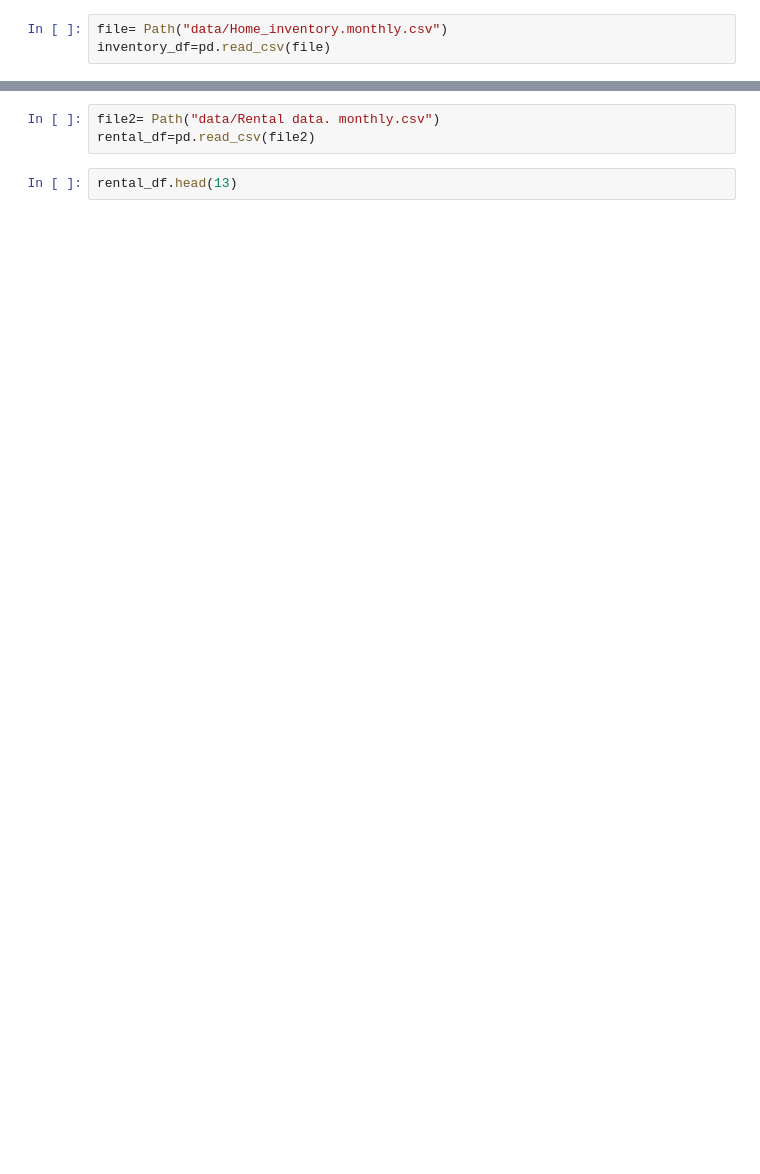
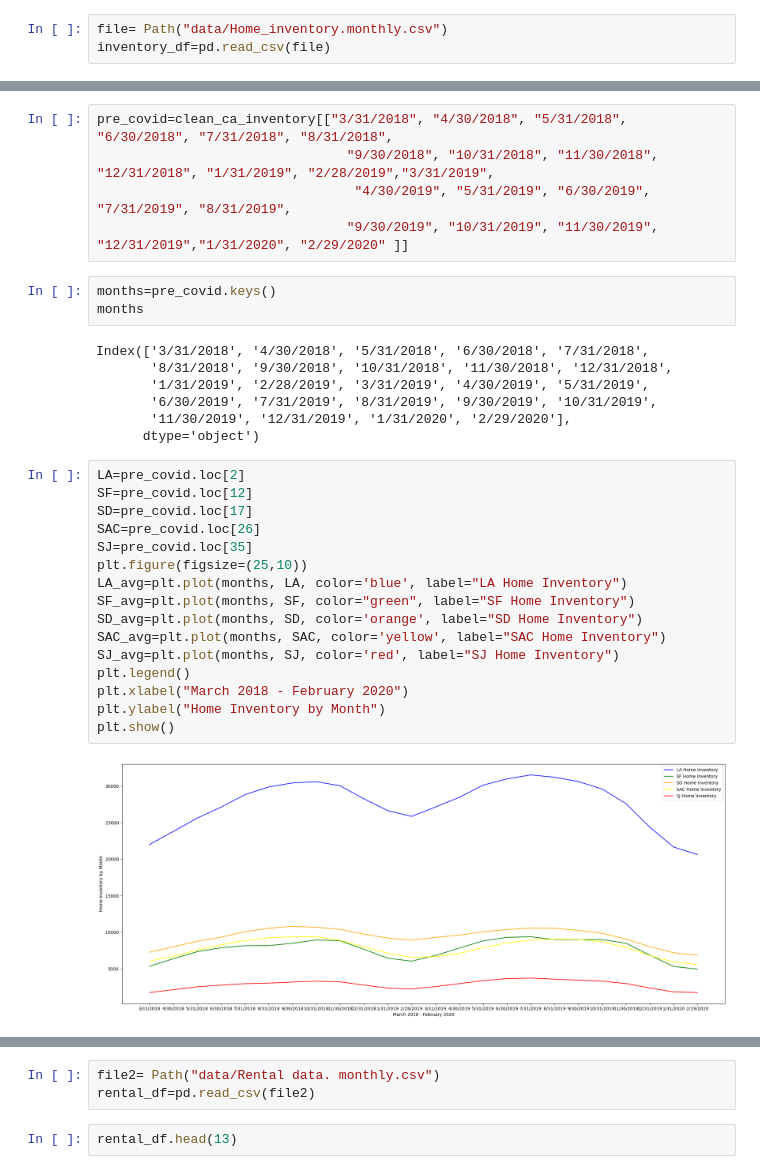
Before and after one commit to caleighteahan/Project_1, a Jupyter notebook: Starter_4.ipynb, the cells around one changed output, grey strips where cells are left out. Drawn from its saved outputs; the diff is of its cells as text; blank space fills up the shorter version.

Commit message:
commiting plots

```diff
--- a/Starter_4.ipynb
+++ b/Starter_4.ipynb
@@ -68,0 +69,33 @@ post_covid_df.head()
+# %%
+pre_covid=clean_ca_inventory[["3/31/2018", "4/30/2018", "5/31/2018", "6/30/2018", "7/31/2018", "8/31/2018",
+                                "9/30/2018", "10/31/2018", "11/30/2018", "12/31/2018", "1/31/2019", "2/28/2019","3/31/2019",
+                                 "4/30/2019", "5/31/2019", "6/30/2019", "7/31/2019", "8/31/2019",
+                                "9/30/2019", "10/31/2019", "11/30/2019", "12/31/2019","1/31/2020", "2/29/2020" ]]
+# %%
+months=pre_covid.keys()
+months
+# %% [output]
+Index(['3/31/2018', '4/30/2018', '5/31/2018', '6/30/2018', '7/31/2018',
+       '8/31/2018', '9/30/2018', '10/31/2018', '11/30/2018', '12/31/2018',
+       '1/31/2019', '2/28/2019', '3/31/2019', '4/30/2019', '5/31/2019',
+       '6/30/2019', '7/31/2019', '8/31/2019', '9/30/2019', '10/31/2019',
+       '11/30/2019', '12/31/2019', '1/31/2020', '2/29/2020'],
+      dtype='object')
+# %%
+LA=pre_covid.loc[2]
+SF=pre_covid.loc[12]
+SD=pre_covid.loc[17]
+SAC=pre_covid.loc[26]
+SJ=pre_covid.loc[35]
+plt.figure(figsize=(25,10))
+LA_avg=plt.plot(months, LA, color='blue', label="LA Home Inventory")
+SF_avg=plt.plot(months, SF, color="green", label="SF Home Inventory")
+SD_avg=plt.plot(months, SD, color='orange', label="SD Home Inventory")
+SAC_avg=plt.plot(months, SAC, color='yellow', label="SAC Home Inventory")
+SJ_avg=plt.plot(months, SJ, color='red', label="SJ Home Inventory")
+plt.legend()
+plt.xlabel("March 2018 - February 2020")
+plt.ylabel("Home Inventory by Month")
+plt.show()
+# %% [output]
+[figure, added]
```
Also changed, not shown: parts of 28 cells of this notebook.
